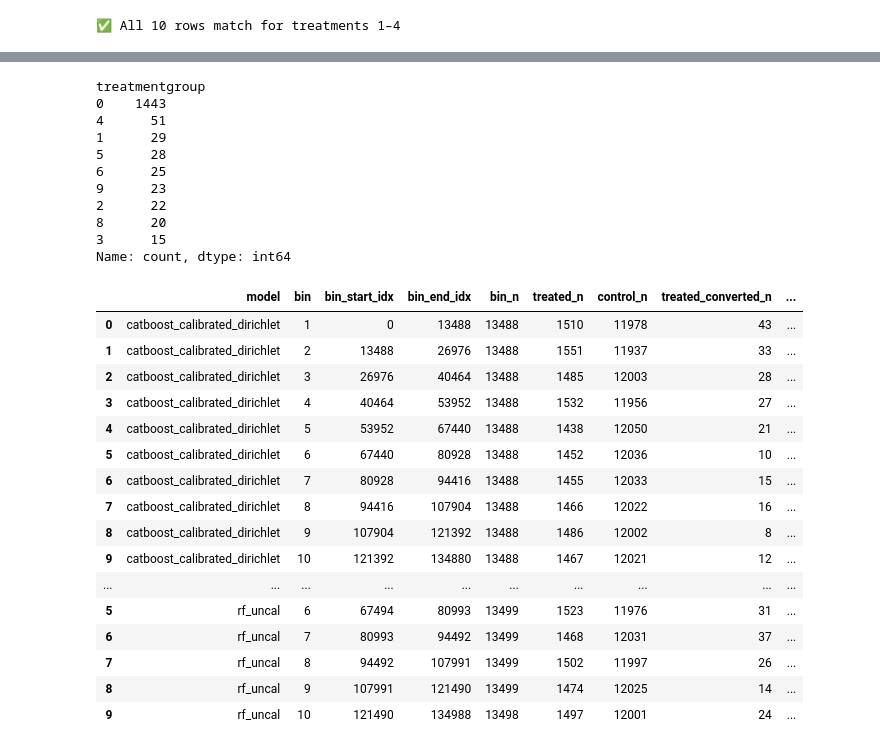
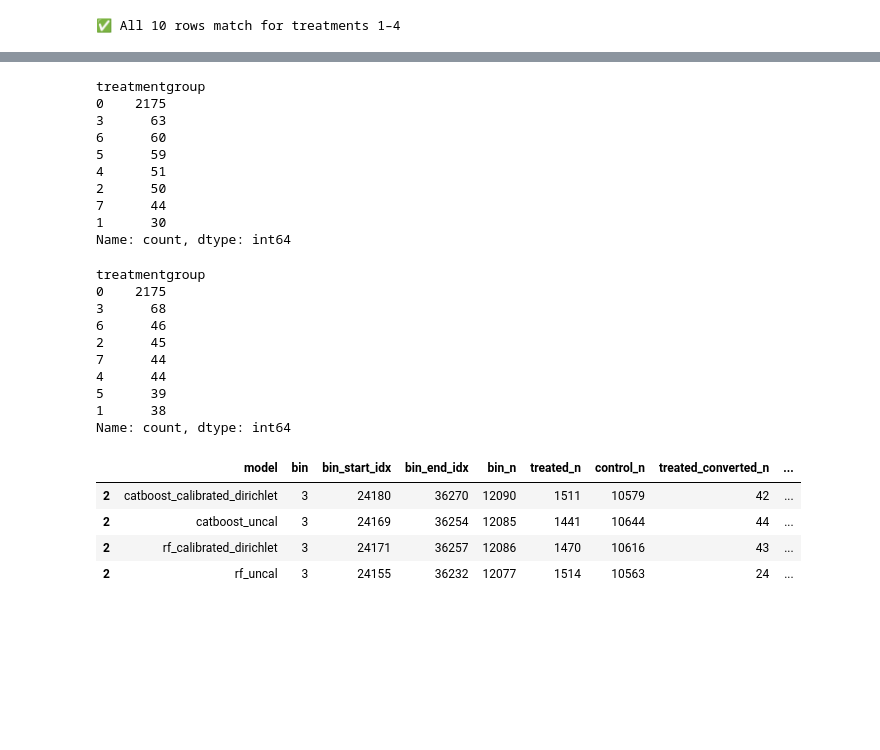
Before and after one commit to tomsterk/Thesis-Data-Science-Uplift, a Jupyter notebook: MMOA uplift phase 1.ipynb, the cells around one changed output, grey strips where cells are left out. Saved outputs shown, nothing was run; the diff lists cells and outputs as text; code cells hidden in the pictures; blank space fills up the shorter version.

```diff
--- a/MMOA uplift phase 1.ipynb
+++ b/MMOA uplift phase 1.ipynb
@@ -58,7 +60,7 @@ def get_treatment_probs_from_y_true(
     y_true_col: str = "y_true",
 ) -> Dict[int, float]:
     """
-    Compute P(T=t) using only the last digit of y_true (e.g., 'cameback_3' -> 3).
+    Compute P(T=t) using only the last digit of y_true (e.g., 'reactivated_3' -> 3).
     Returns a dict like {0: 0.52, 1: 0.11, ...}.
     """
     probs = (
@@ -88,11 +89,11 @@ treatment_probs
 # %%
-k_values = [1, 2, 3, 4,5,6,8,9]
+k_values = [1, 2, 3, 4,5,6,7]
 
 df_preds_uplift = add_uplifts(
     df_preds,
     k_values=k_values,
-    resp_prefix="cameback",
-    nonresp_prefix="no_cameback",
+    resp_prefix="reactivated",
+    nonresp_prefix="no_reactivated",
     treatment_probs = treatment_probs
 )
 # %%
@@ -152,9 +151,9 @@ df_preds_uplift.head()
 ####################################################################################
 # Transformations for easy processing
 ####################################################################################
-# 1 if cameback, 0 if no_cameback
+# 1 if reactivated, 0 if no_reactivated
 df_preds_uplift["y_true_label"] = (
-    ~df_preds_uplift["y_true"].str.contains("no_cameback")
+    ~df_preds_uplift["y_true"].str.contains("no_reactivated")
 ).astype(int)
 
 # last digit from y_true is treatment assingment (0,1,2 ... 9)
@@ -177,8 +175,7 @@ df_preds_uplift.head()
 # Getting the maximum uplift i.e. best treatment per customer.
 # Filter dataset when given treatment is equal to recommended treatment or treatment is control group
 #####################################################################################################
-
-uplift_cols = ["uplift_1",'uplift_2','uplift_3','uplift_4','uplift_5','uplift_6','uplift_8', 'uplift_9'] #,'uplift_7','uplift_9'
+uplift_cols = ["uplift_1",'uplift_2','uplift_3','uplift_4','uplift_5','uplift_6', 'uplift_7'] #,'uplift_9'
 
 # Add optimal lift to the dataframe
 df_preds_uplift["optimal_lift"] = df_preds_uplift[uplift_cols].max(axis=1)
@@ -221,20 +217,35 @@ df_preds_uplift.head()
 # %%
 df_preds_uplift[
-    (df_preds_uplift["model"] == "catboost_calibrated_dirichlet") &
+    (df_preds_uplift["model"] == "catboost_uncal") &
     (df_preds_uplift["y_true_label"] == 1)
 ]["treatmentgroup"].value_counts()
 # %% [output]
 treatmentgroup
-0    1443
+0    2175
+3      63
+6      60
+5      59
 4      51
-1      29
-5      28
-6      25
-9      23
-2      22
-8      20
-3      15
+2      50
+7      44
+1      30
 Name: count, dtype: int64
+# %%
+df_preds_uplift[
+    (df_preds_uplift["model"] == "catboost_calibrated_dirichlet") &
+    (df_preds_uplift["y_true_label"] == 1)
+]["treatmentgroup"].value_counts()
+# %% [output]
+treatmentgroup
+0    2175
+3      68
+6      46
+2      45
+7      44
+4      44
+5      39
+1      38
+Name: count, dtype: int64
 # %%
 qini_bins_by_model = (
     df_preds_uplift
@@ -249,25 +260,13 @@ qini_bins_by_model = (
     .reset_index(level=0)
 )
 # %%
-qini_bins_by_model
+qini_bins_by_model[qini_bins_by_model['bin']==3]
 # %% [output]
 |  | model | bin | bin_start_idx | bin_end_idx | bin_n | treated_n | control_n | treated_converted_n | ... |
-| 0 | catboost_calibrated_dirichlet | 1 | 0 | 13488 | 13488 | 1510 | 11978 | 43 | ... |
-| 1 | catboost_calibrated_dirichlet | 2 | 13488 | 26976 | 13488 | 1551 | 11937 | 33 | ... |
-| 2 | catboost_calibrated_dirichlet | 3 | 26976 | 40464 | 13488 | 1485 | 12003 | 28 | ... |
-| 3 | catboost_calibrated_dirichlet | 4 | 40464 | 53952 | 13488 | 1532 | 11956 | 27 | ... |
-| 4 | catboost_calibrated_dirichlet | 5 | 53952 | 67440 | 13488 | 1438 | 12050 | 21 | ... |
-| 5 | catboost_calibrated_dirichlet | 6 | 67440 | 80928 | 13488 | 1452 | 12036 | 10 | ... |
-| 6 | catboost_calibrated_dirichlet | 7 | 80928 | 94416 | 13488 | 1455 | 12033 | 15 | ... |
-| 7 | catboost_calibrated_dirichlet | 8 | 94416 | 107904 | 13488 | 1466 | 12022 | 16 | ... |
-| 8 | catboost_calibrated_dirichlet | 9 | 107904 | 121392 | 13488 | 1486 | 12002 | 8 | ... |
-| 9 | catboost_calibrated_dirichlet | 10 | 121392 | 134880 | 13488 | 1467 | 12021 | 12 | ... |
-| ... | ... | ... | ... | ... | ... | ... | ... | ... | ... |
-| 5 | rf_uncal | 6 | 67494 | 80993 | 13499 | 1523 | 11976 | 31 | ... |
-| 6 | rf_uncal | 7 | 80993 | 94492 | 13499 | 1468 | 12031 | 37 | ... |
-| 7 | rf_uncal | 8 | 94492 | 107991 | 13499 | 1502 | 11997 | 26 | ... |
-| 8 | rf_uncal | 9 | 107991 | 121490 | 13499 | 1474 | 12025 | 14 | ... |
-| 9 | rf_uncal | 10 | 121490 | 134988 | 13498 | 1497 | 12001 | 24 | ... |
+| 2 | catboost_calibrated_dirichlet | 3 | 24180 | 36270 | 12090 | 1511 | 10579 | 42 | ... |
+| 2 | catboost_uncal | 3 | 24169 | 36254 | 12085 | 1441 | 10644 | 44 | ... |
+| 2 | rf_calibrated_dirichlet | 3 | 24171 | 36257 | 12086 | 1470 | 10616 | 43 | ... |
+| 2 | rf_uncal | 3 | 24155 | 36232 | 12077 | 1514 | 10563 | 24 | ... |
 # %%
 for model, g in qini_bins_by_model.groupby("model"):
     fig = plot_incremental_response_rate(g)
```
Also changed, not shown: parts of 14 cells of this notebook, 47 other files.
